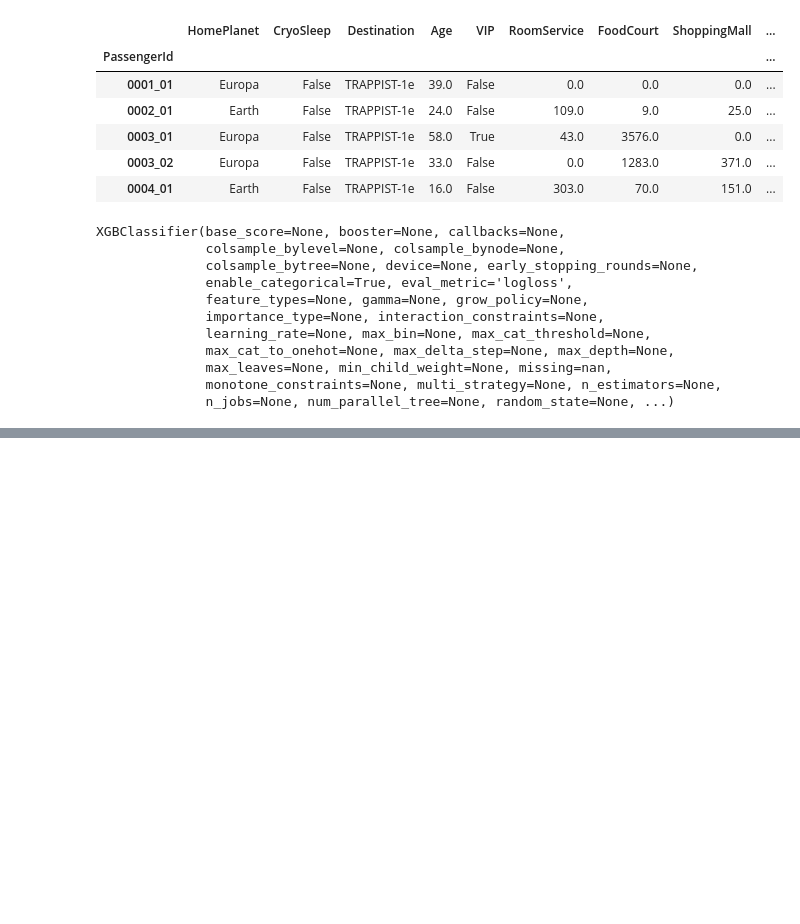
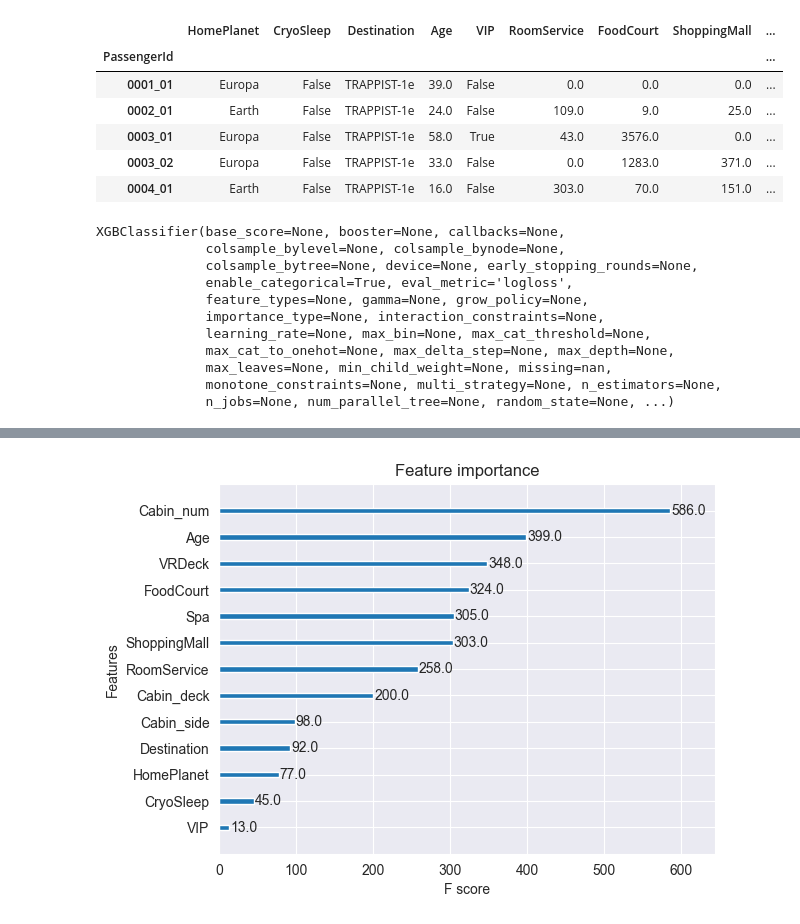
Before and after one commit to jasonwj96/kaggle-projects, a Jupyter notebook: notebooks/spaceship-titanic/training.ipynb, the cells around one changed output, grey strips where cells are left out. Drawn from its saved outputs; the diff is of its cells as text; code cells hidden in the pictures; blank space fills up the shorter version.

Commit message:
preprocessing, training

```diff
--- a/notebooks/spaceship-titanic/training.ipynb
+++ b/notebooks/spaceship-titanic/training.ipynb
@@ -21,7 +22,7 @@ train_df.head()
 # %%
 X = train_df.drop("Transported", axis=1)
 y = train_df["Transported"]
-X_train, x_test, y_train, y_test = train_test_split(X, y, test_size=0.2, random_state=42,
+X_train, X_test, y_train, y_test = train_test_split(X, y, test_size=0.2, random_state=42,
                                                     stratify=y)
 # %%
 model = XGBClassifier(
@@ -45,0 +62,5 @@ XGBClassifier(base_score=None, booster=None, callbacks=None,
+# %%
+plot_importance(model)
+plt.show()
+# %% [output]
+[figure, added]
```
Also changed, not shown: parts of 2 cells of this notebook, 1 other file.
